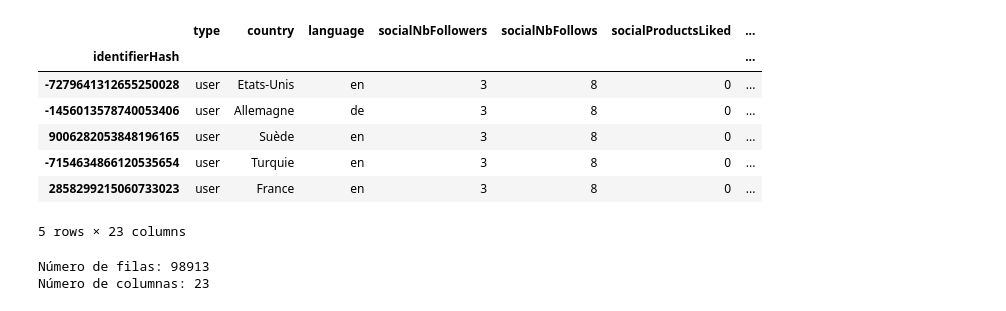
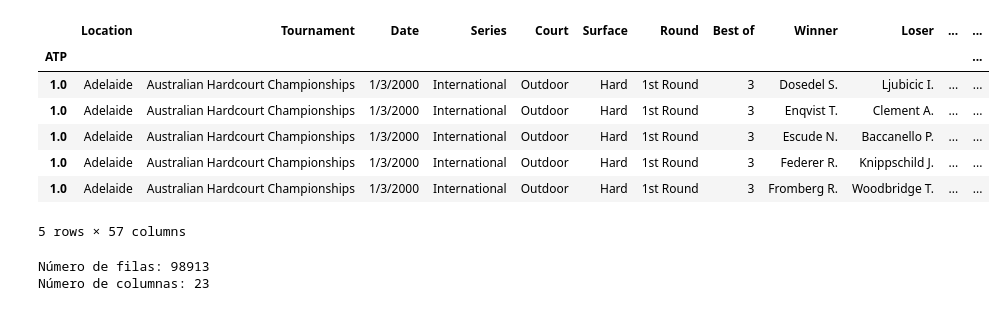
Before and after one commit to isabelecourtois/DataScienceCoder, a Jupyter notebook: Desafio01.ipynb, the cells around one changed output. Cells and saved outputs as stored; diff of their text form; code cells hidden in the pictures.

```diff
--- a/Desafio01.ipynb
+++ b/Desafio01.ipynb
@@ -1,20 +1,20 @@
 # %%
 #Data Frame de Ecommerce Users
 
 import pandas as pd
 
-url ='C:\\Users\\52444\\Downloads\\6M-0K-99K.users.dataset.public.csv'
+url ='C:\\Users\\52444\\Downloads\\Tennis Match Results.csv'
 dfEC = pd.read_csv(url, index_col=0)
 dfEC.head()
 # %% [output]
-|  | type | country | language | socialNbFollowers | socialNbFollows | socialProductsLiked | ... |
-| identifierHash |  |  |  |  |  |  | ... |
-| -7279641312655250028 | user | Etats-Unis | en | 3 | 8 | 0 | ... |
-| -1456013578740053406 | user | Allemagne | de | 3 | 8 | 0 | ... |
-| 9006282053848196165 | user | Suède | en | 3 | 8 | 0 | ... |
-| -7154634866120535654 | user | Turquie | en | 3 | 8 | 0 | ... |
-| 2858299215060733023 | user | France | en | 3 | 8 | 0 | ... |
+|  | Location | Tournament | Date | Series | Court | Surface | Round | Best of | Winner | Loser | ... | ... |
+| ATP |  |  |  |  |  |  |  |  |  |  |  | ... |
+| 1.0 | Adelaide | Australian Hardcourt Championships | 1/3/2000 | International | Outdoor | Hard | 1st Round | 3 | Dosedel S. | Ljubicic I. | ... | ... |
+| 1.0 | Adelaide | Australian Hardcourt Championships | 1/3/2000 | International | Outdoor | Hard | 1st Round | 3 | Enqvist T. | Clement A. | ... | ... |
+| 1.0 | Adelaide | Australian Hardcourt Championships | 1/3/2000 | International | Outdoor | Hard | 1st Round | 3 | Escude N. | Baccanello P. | ... | ... |
+| 1.0 | Adelaide | Australian Hardcourt Championships | 1/3/2000 | International | Outdoor | Hard | 1st Round | 3 | Federer R. | Knippschild J. | ... | ... |
+| 1.0 | Adelaide | Australian Hardcourt Championships | 1/3/2000 | International | Outdoor | Hard | 1st Round | 3 | Fromberg R. | Woodbridge T. | ... | ... |
-5 rows × 23 columns
+5 rows × 57 columns
 # %%
 #Tamaño del df
 num_filas, num_columnas = dfEC.shape
```
Also changed, not shown: 1 other file.
